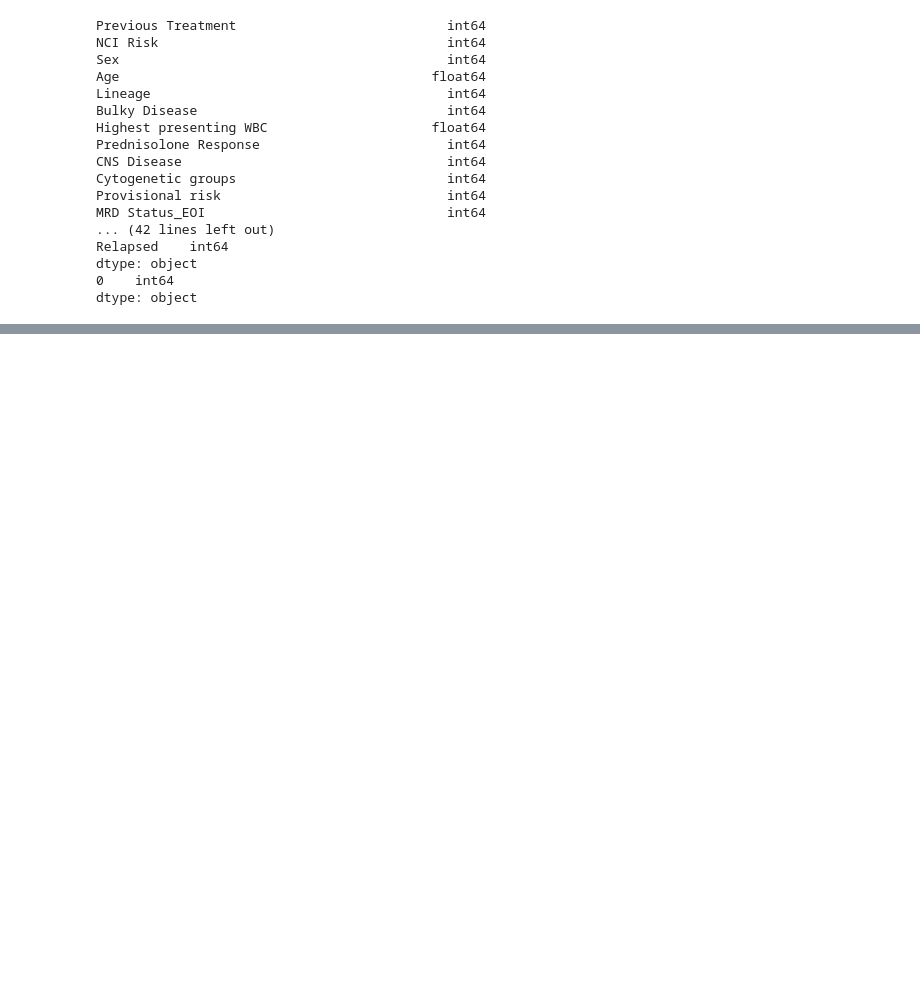
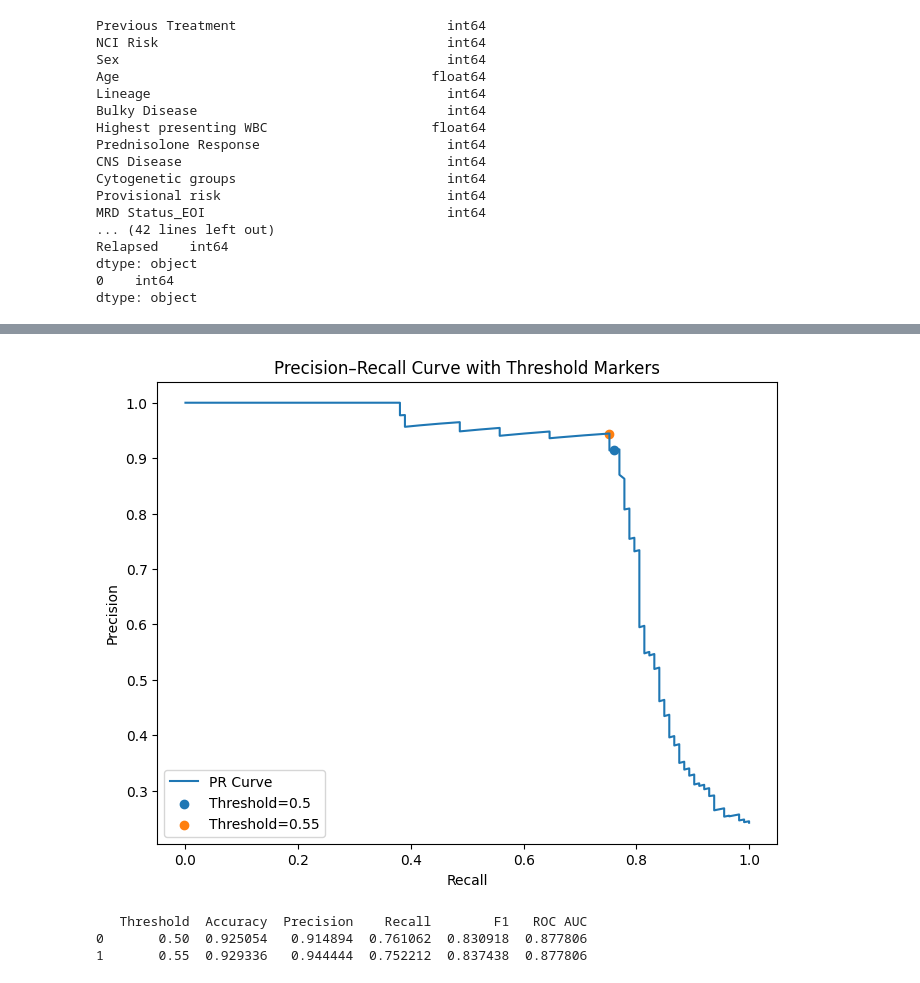
Before and after one commit to subikkshas/PREPARE-ALL, a Jupyter notebook: model_comp.ipynb, the cells around one changed output, grey strips where cells are left out. Drawn from its saved outputs; the diff is of its cells as text; code cells hidden in the pictures; blank space fills up the shorter version.

```diff
--- a/model_comp.ipynb
+++ b/model_comp.ipynb
@@ -527,0 +904,8 @@ dtype: object
+# %%
+metrics_comparison = compare_thresholds(best_model, X_test_encoded, loaded_y_test, thresholds=[0.5, 0.55])
+print(metrics_comparison)
+# %% [output]
+[figure, added]
+   Threshold  Accuracy  Precision    Recall        F1   ROC AUC
+0       0.50  0.925054   0.914894  0.761062  0.830918  0.877806
+1       0.55  0.929336   0.944444  0.752212  0.837438  0.877806
```
Also changed, not shown: parts of 15 cells of this notebook.
